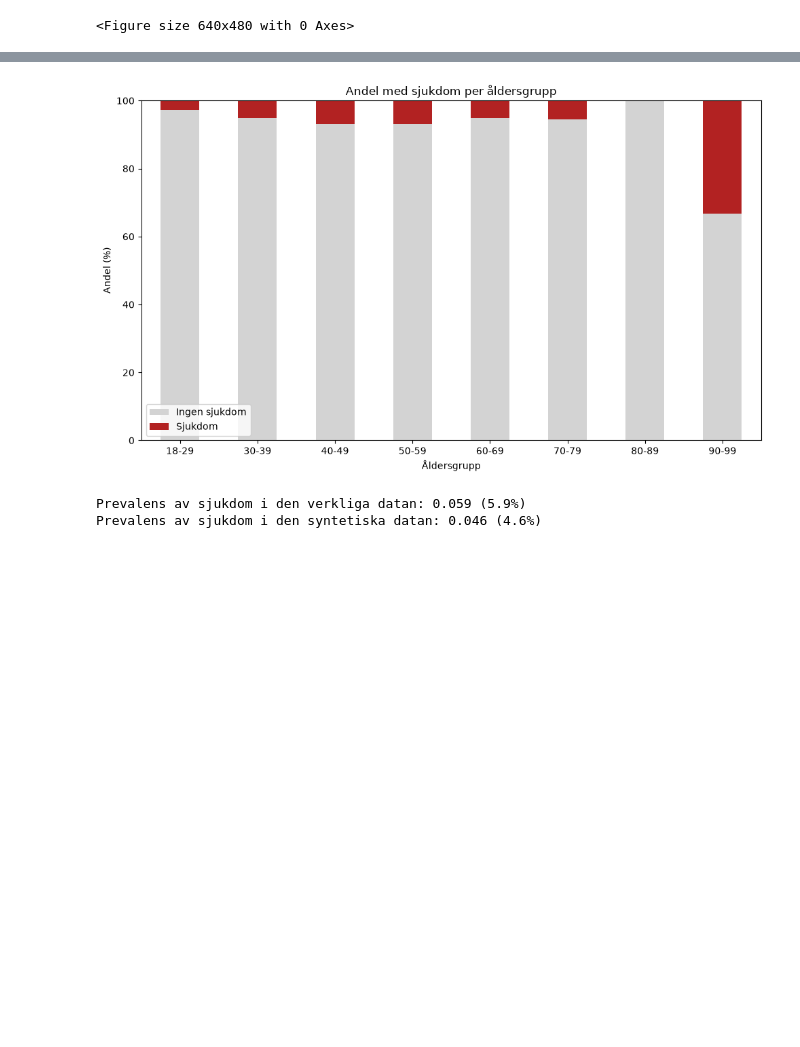
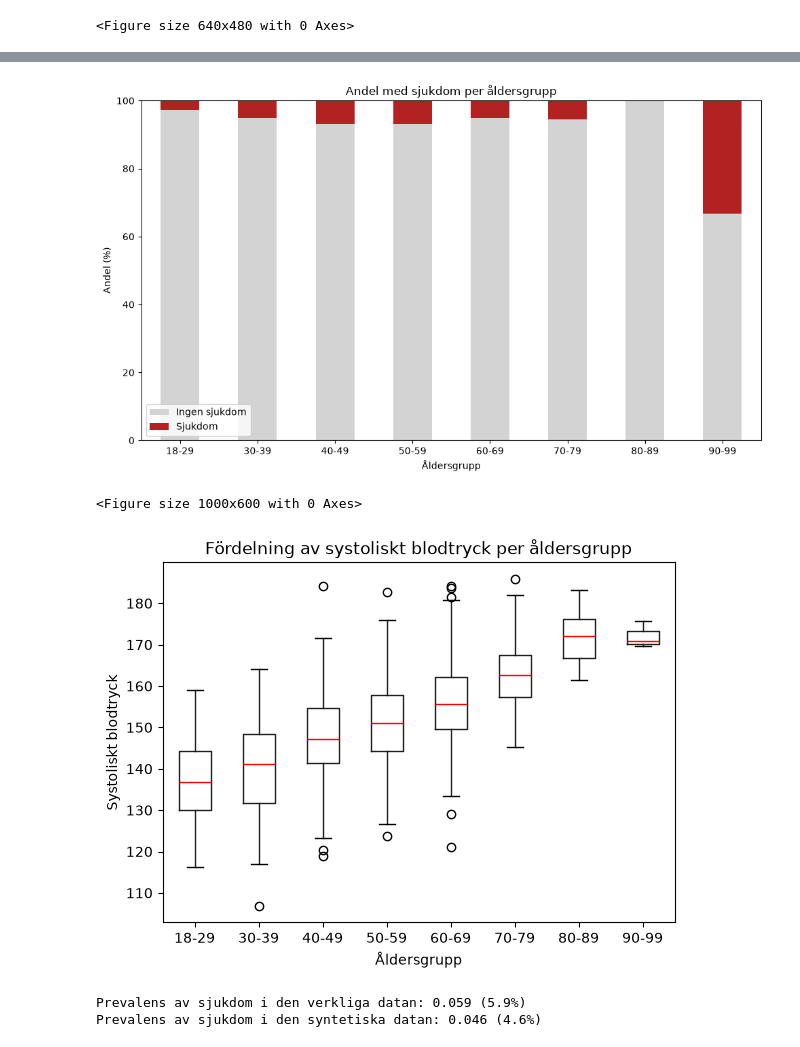
Before and after one commit to ylvahultman/Progr-stat-dataanalys-ind, a Jupyter notebook: halsostudie.ipynb, the cells around one changed output, grey strips where cells are left out. Drawn from its saved outputs; the diff is of its cells as text; code cells hidden in the pictures; blank space fills up the shorter version.

```diff
--- a/halsostudie.ipynb
+++ b/halsostudie.ipynb
@@ -57,6 +94,7 @@ ax_hist.grid(axis="y")
 ax_box.boxplot(df["systolic_bp"], orientation="horizontal")
 ax_box.set_yticks([])
 ax_box.grid(axis="x")
+
 
 # Boxplot över viktfördelning inom grupperna män/kvinnor:
 
@@ -92,7 +130,7 @@ plt.legend([])
 plt.show()
 
 
-# Fördelning av sjuka/icke sjuka baserat på ålder:
+# Fördelning av sjuka/icke sjuka med avseende på ålder:
 
 # Åldersgruppering
 bins = [18, 30, 40, 50, 60, 70, 80, 90, 100]
@@ -110,33 +148,53 @@ df["age_group"] = pd.cut(
 count = (
     df.groupby(["age_group", "disease"])
       .size()
       .unstack(fill_value=0)
 )
 
 # Omvandlar till procent inom varje åldersgrupp
 perc = count.div(count.sum(axis=1), axis=0) * 100
 
 perc.plot(
     kind="bar",
     stacked=True,
     figsize=(10, 6),
     color=["lightgray", "firebrick"]
 )
 
 plt.xlabel("Åldersgrupp")
 plt.ylabel("Andel (%)")
 plt.title("Andel med sjukdom per åldersgrupp")
 plt.xticks(rotation=0)
 plt.legend(["Ingen sjukdom", "Sjukdom"], loc="lower left")
 plt.tight_layout()
 plt.show()
+
+
+# Del2 - Fördelning av blodtryck med avseende på ålder:
+
+plt.figure(figsize=(10, 6))
+
+df.boxplot(
+    column="systolic_bp",
+    by="age_group",
+    grid=False,
+    medianprops={'color': 'red', 'linewidth': 1}
+)
+
+plt.title("Fördelning av systoliskt blodtryck per åldersgrupp")
+plt.suptitle("")
+plt.xlabel("Åldersgrupp")
+plt.ylabel("Systoliskt blodtryck")
+plt.show()
 # %% [output]
 [figure]
 [figure]
 [figure]
 <Figure size 640x480 with 0 Axes>
 [figure]
 [figure]
+<Figure size 1000x600 with 0 Axes>
+[figure, added]
 # %%
 # Jämförelse befintlig data med simulerade personer:
 
```
Also changed, not shown: parts of 15 cells of this notebook, 2 other files.
